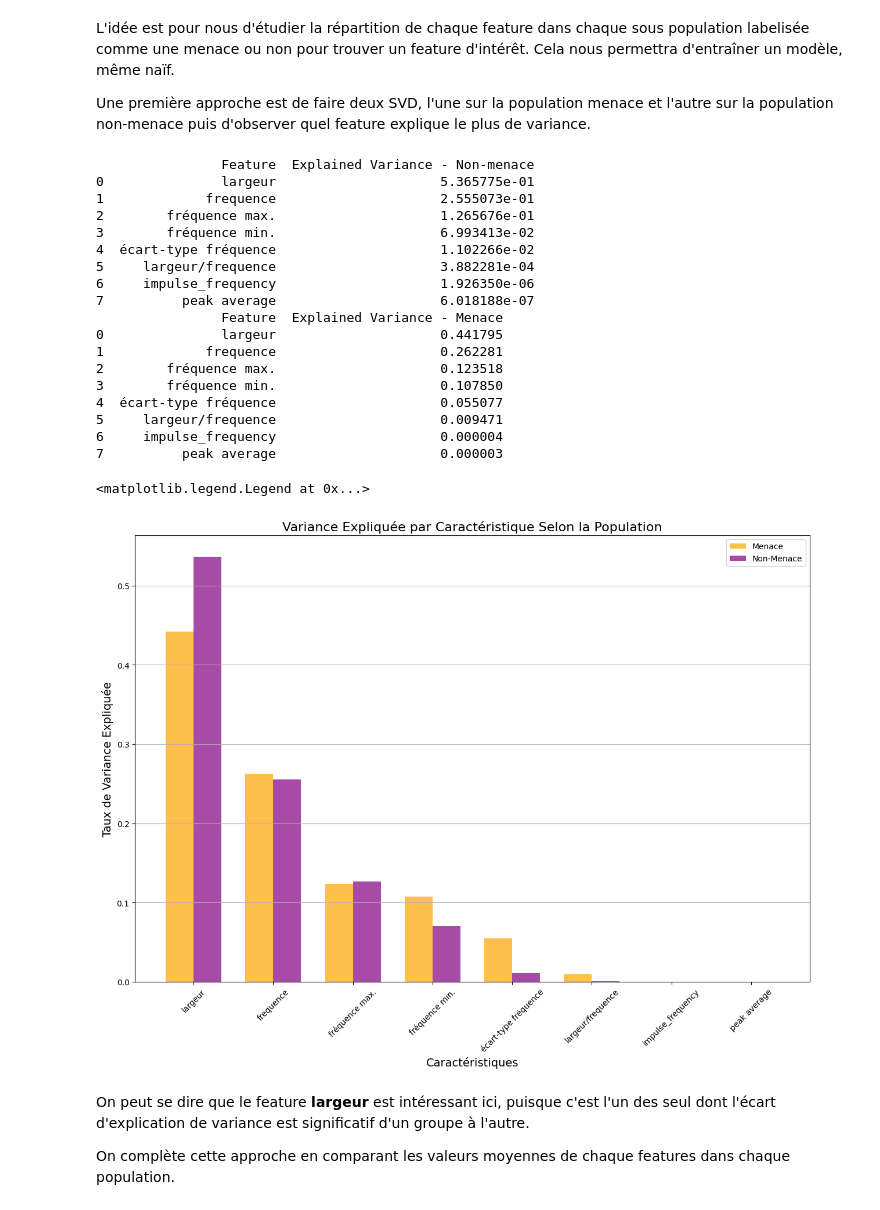
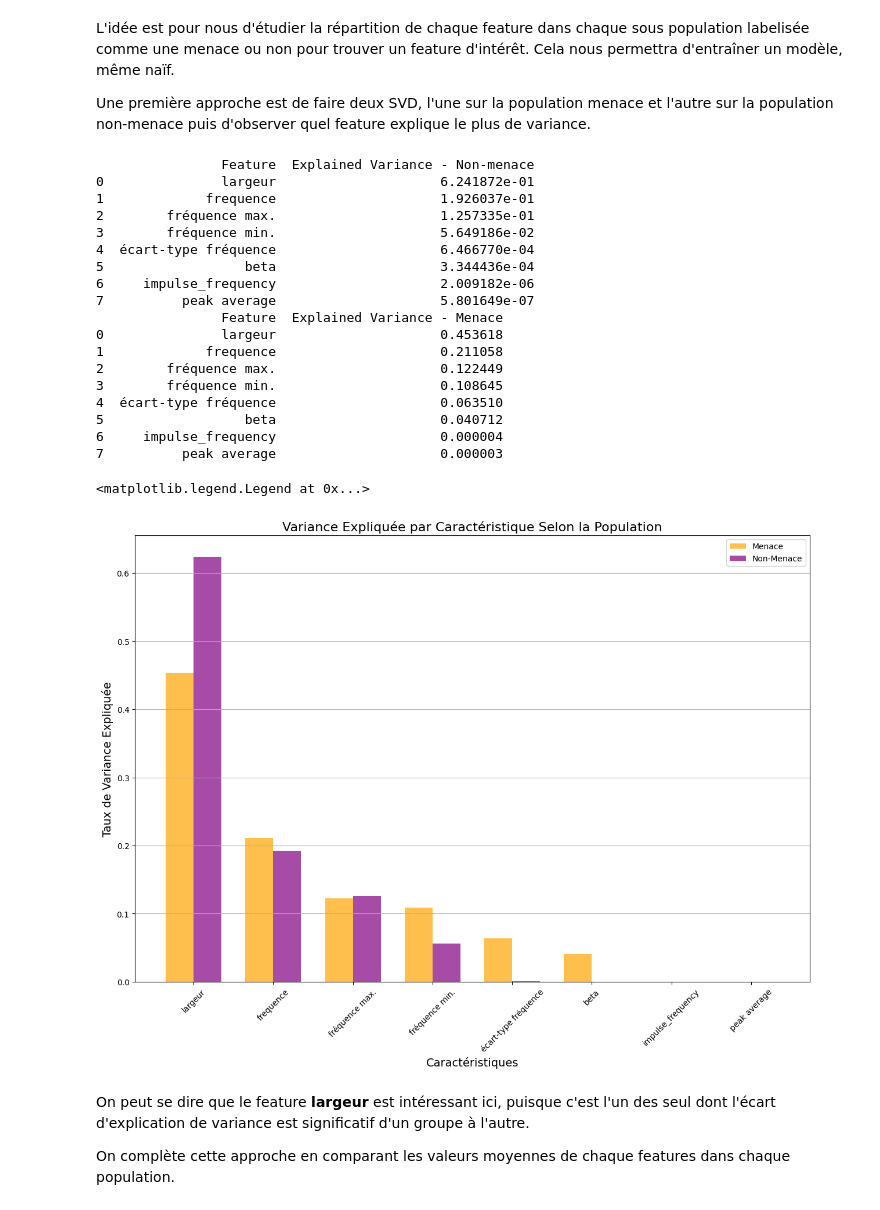
Before and after one commit to NailKhelifa/MVA_deep_and_signal, a Jupyter notebook: TP2/dls_tp2.ipynb, the cells around one changed output. Drawn from its saved outputs; the diff is of its cells as text; code cells hidden in the pictures.

```diff
--- a/TP2/dls_tp2.ipynb
+++ b/TP2/dls_tp2.ipynb
@@ -151,9 +158,9 @@ def calculate_residuals(X, y):
     model = sm.OLS(y, X).fit()
 
     # Calcul des résidus
-    residuals = model.resid
+    beta = model.params[0]
 
-    return residuals
+    return beta
 
 def data_transformation(source="train", sample_count=200) -> pd.DataFrame:
     """Normalizes and standardizes the dataset.
@@ -216,7 +223,8 @@ def data_transformation(source="train", sample_count=200) -> pd.DataFrame:
         features_dataset["std_frequency"] = np.std(data_points['frequence'])
         features_dataset["average frequency"] = np.mean(data_points["frequence"])
         features_dataset["average puissance"] = np.mean(data_points["frequence"])/np.mean(data_points["puissance"])
-        features_dataset["residuals"] = calculate_residuals(np.max(np.max(data_points['frequence'])))
+        features_dataset["beta"] = calculate_residuals(data_points['largeur'], data_points['frequence'])
+        features_dataset["average largeur"] = np.mean(data_points["largeur"])
         features.append(features_dataset)  # Add the transformed record to the list
 
     # Conversion of the list of records to DataFrame
@@ -304,7 +309,7 @@ fig, ax = plt.subplots(figsize=(15, 10))
 
 # Liste des caractéristiques à analyser
 features_list = ['largeur', 'frequence', 'fréquence max.', 'fréquence min.',
-                 'écart-type fréquence', "largeur/frequence",
+                 'écart-type fréquence', "beta",
                  'impulse_frequency', 'peak average']
 
 # Préparation des données pour la SVD pour les menaces
@@ -314,7 +319,7 @@ X_menace = np.array([
     df_menaces_train['max_frequency'].values.tolist(),
     df_menaces_train['min_frequency'].values.tolist(),
     df_menaces_train['std_frequency'].values.tolist(),
-    df_menaces_train["largeur/frequence"].values.tolist(),
+    df_menaces_train["beta"].values.tolist(),
     df_menaces_train["impulse_frequency"].values.tolist(),
     df_menaces_train['peak_average'].values.tolist()
 ]).T
@@ -326,7 +331,7 @@ X_non_menace = np.array([
     df_non_menaces_train['max_frequency'].values.tolist(),
     df_non_menaces_train['min_frequency'].values.tolist(),
     df_non_menaces_train['std_frequency'].values.tolist(),
-    df_non_menaces_train["largeur/frequence"].values.tolist(),
+    df_non_menaces_train["beta"].values.tolist(),
     df_non_menaces_train["impulse_frequency"].values.tolist(),
     df_non_menaces_train['peak_average'].values.tolist()
 ]).T
@@ -362,48 +367,48 @@ explained_variance_df_menace.sort_values(by='Explained Variance - Menace', ascen
 # Affichage des variances expliquées triées
 print(explained_variance_df_non_menace)
 print(explained_variance_df_menace)
 
 # Position des barres pour chaque feature
 x = np.arange(len(features_list))
 width = 0.35  # Largeur des barres pour les mettre côte à côte
 
 # Barres pour la menace
 ax.bar(x - width/2, explained_variance_df_menace['Explained Variance - Menace'],
        width, color='orange', alpha=0.7, label='Menace')
 
 # Barres pour la non-menace
 ax.bar(x + width/2, explained_variance_df_non_menace['Explained Variance - Non-menace'],
        width, color='purple', alpha=0.7, label='Non-Menace')
 
 # Titre et labels du graphique
 ax.set_title('Variance Expliquée par Caractéristique Selon la Population', fontsize=16)
 ax.set_xlabel('Caractéristiques', fontsize=14)
 ax.set_ylabel('Taux de Variance Expliquée', fontsize=14)
 ax.set_xticks(x)
 ax.set_xticklabels(features_list, rotation=45)  # Rotation des étiquettes de l'axe des x pour faciliter la lecture
 ax.grid(axis='y')  # Affichage de la grille sur l'axe des y
 ax.legend()  # Affichage de la légende
 # %% [output]
                 Feature  Explained Variance - Non-menace
-0               largeur                     5.365775e-01
-1             frequence                     2.555073e-01
-2        fréquence max.                     1.265676e-01
-3        fréquence min.                     6.993413e-02
-4  écart-type fréquence                     1.102266e-02
-5     largeur/frequence                     3.882281e-04
-6     impulse_frequency                     1.926350e-06
-7          peak average                     6.018188e-07
+0               largeur                     6.241872e-01
+1             frequence                     1.926037e-01
+2        fréquence max.                     1.257335e-01
+3        fréquence min.                     5.649186e-02
+4  écart-type fréquence                     6.466770e-04
+5                  beta                     3.344436e-04
+6     impulse_frequency                     2.009182e-06
+7          peak average                     5.801649e-07
                 Feature  Explained Variance - Menace
-0               largeur                     0.441795
-1             frequence                     0.262281
-2        fréquence max.                     0.123518
-3        fréquence min.                     0.107850
-4  écart-type fréquence                     0.055077
-5     largeur/frequence                     0.009471
+0               largeur                     0.453618
+1             frequence                     0.211058
+2        fréquence max.                     0.122449
+3        fréquence min.                     0.108645
+4  écart-type fréquence                     0.063510
+5                  beta                     0.040712
 6     impulse_frequency                     0.000004
 7          peak average                     0.000003
 <matplotlib.legend.Legend at 0x...>
-[figure, old version]
+[figure, new version]
 # %% [markdown]
 On peut se dire que le feature **largeur** est intéressant ici, puisque c'est l'un des seul dont l'écart d'explication de variance est significatif d'un groupe à l'autre.
 
```
Also changed, not shown: parts of 14 cells of this notebook.
